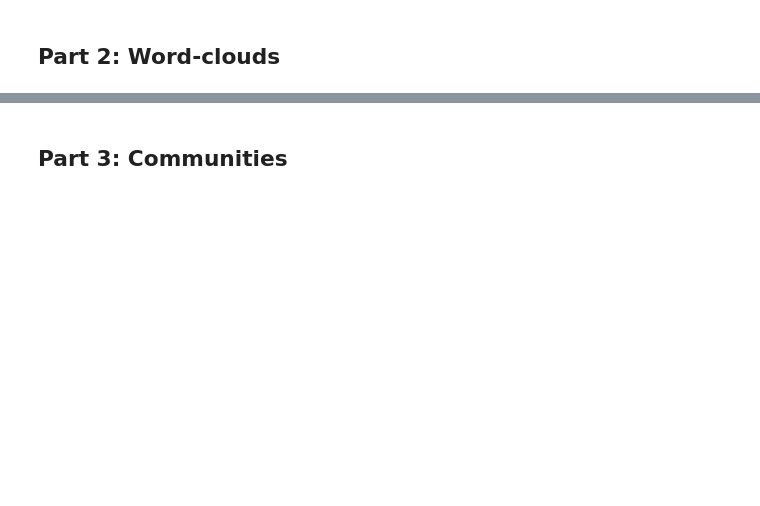
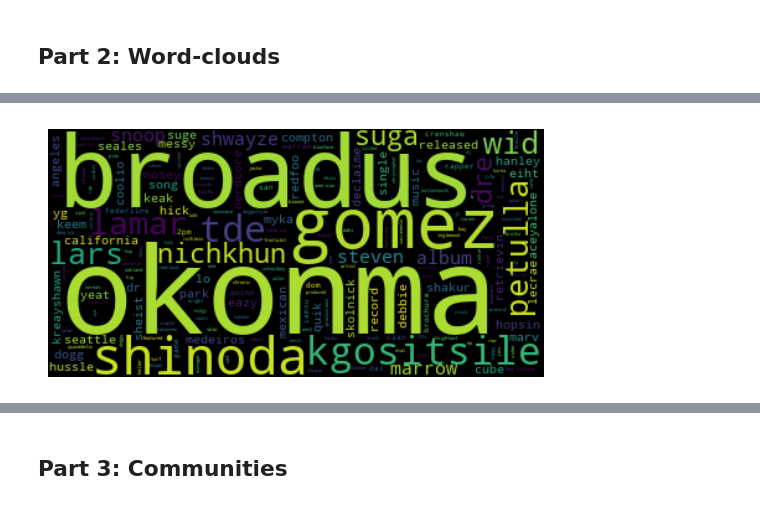
Before and after one commit to Agentroi/socialegraphs23, a Jupyter notebook: assignments/Assignment2Final.ipynb, the cells around one changed output, grey strips where cells are left out. Drawn from its saved outputs; the diff is of its cells as text; code cells hidden in the pictures; blank space fills up the shorter version.

```diff
--- a/assignments/Assignment2Final.ipynb
+++ b/assignments/Assignment2Final.ipynb
@@ -105,0 +442,4 @@ print(len(nx.edges(G)))
+# %%
+#Tokenize westrappers and eastrappers
+westtokens = westrappers.tokens
+easttokens = eastrappers.tokens
@@ -105,0 +484,16 @@ print(len(nx.edges(G)))
+# %%
+from collections import Counter
+
+# Create a frequency list of westtokens and easttokens
+westtf = Counter(westtokens)
+easttf = Counter(easttokens)
+# %%
+c = 1
+
+# Calculate weights for each token
+west_weights = {token: westtf[token] / (easttf.get(token, 0) + c) for token in westtf}
+east_weights = {token: easttf[token] / (westtf.get(token, 0) + c) for token in easttf}
+
+# Calculate TF-TR values for each token
+west_tf_tr = {token: westtf[token] * west_weights[token] for token in westtf}
+east_tf_tr = {token: easttf[token] * east_weights[token] for token in easttf}
@@ -105,0 +506,27 @@ print(len(nx.edges(G)))
+# %%
+# Rank the tokens based on their TF-TR values
+sorted_west_tf_tr = sorted(west_tf_tr.items(), key=lambda x: x[1], reverse=True)
+sorted_east_tf_tr = sorted(east_tf_tr.items(), key=lambda x: x[1], reverse=True)
+# %%
+from wordcloud import WordCloud
+
+#Add tokens to a string as as many times as their TF-TR value
+west_string = ''
+for token, tf_tr in sorted_west_tf_tr:
+    west_string += (token + ' ') * int(tf_tr)
+
+east_string = ''
+for token, tf_tr in sorted_east_tf_tr:
+    east_string += (token + ' ') * int(tf_tr)
+
+#Create a wordcloud for west_string and east_string
+west_wordcloud = WordCloud(collocations=False).generate(west_string)
+east_wordcloud = WordCloud(collocations=False).generate(east_string)
+
+#Plot the wordclouds
+import matplotlib.pyplot as plt
+plt.imshow(west_wordcloud, interpolation='bilinear')
+plt.axis("off")
+plt.show()
+# %% [output]
+[figure, added]
```
Also changed, not shown: parts of 55 cells of this notebook.
